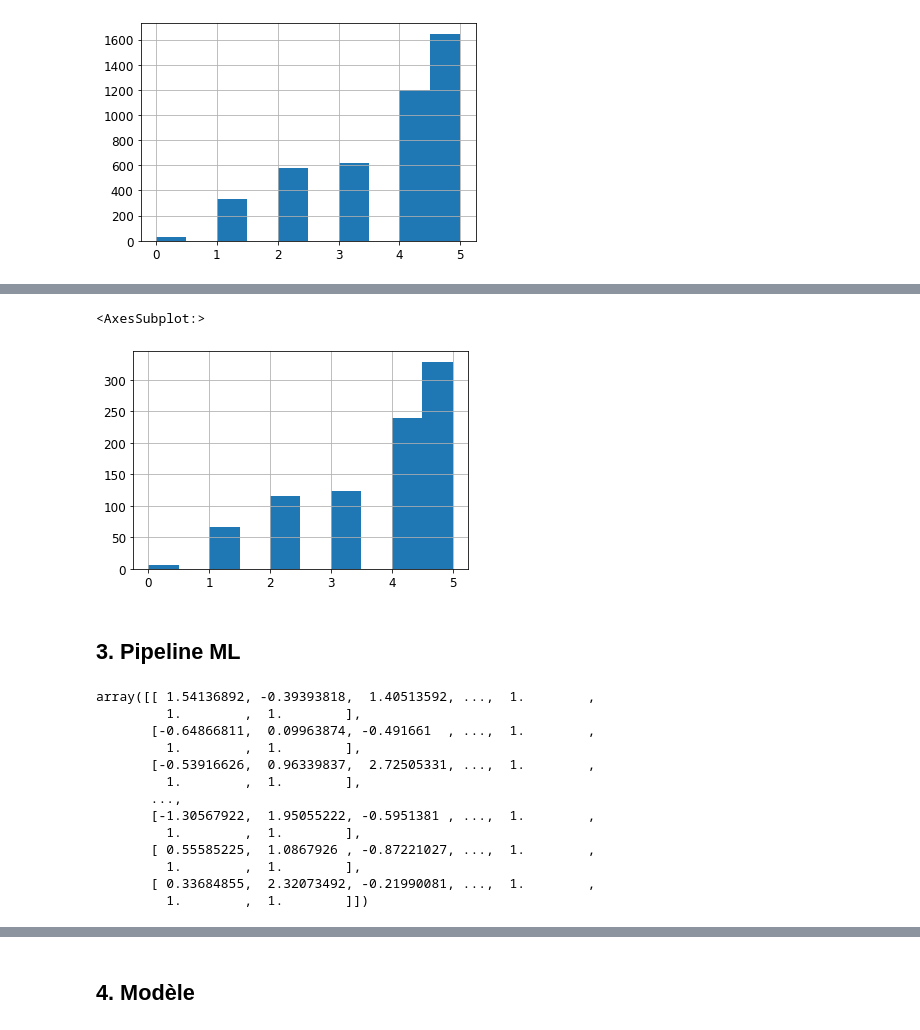
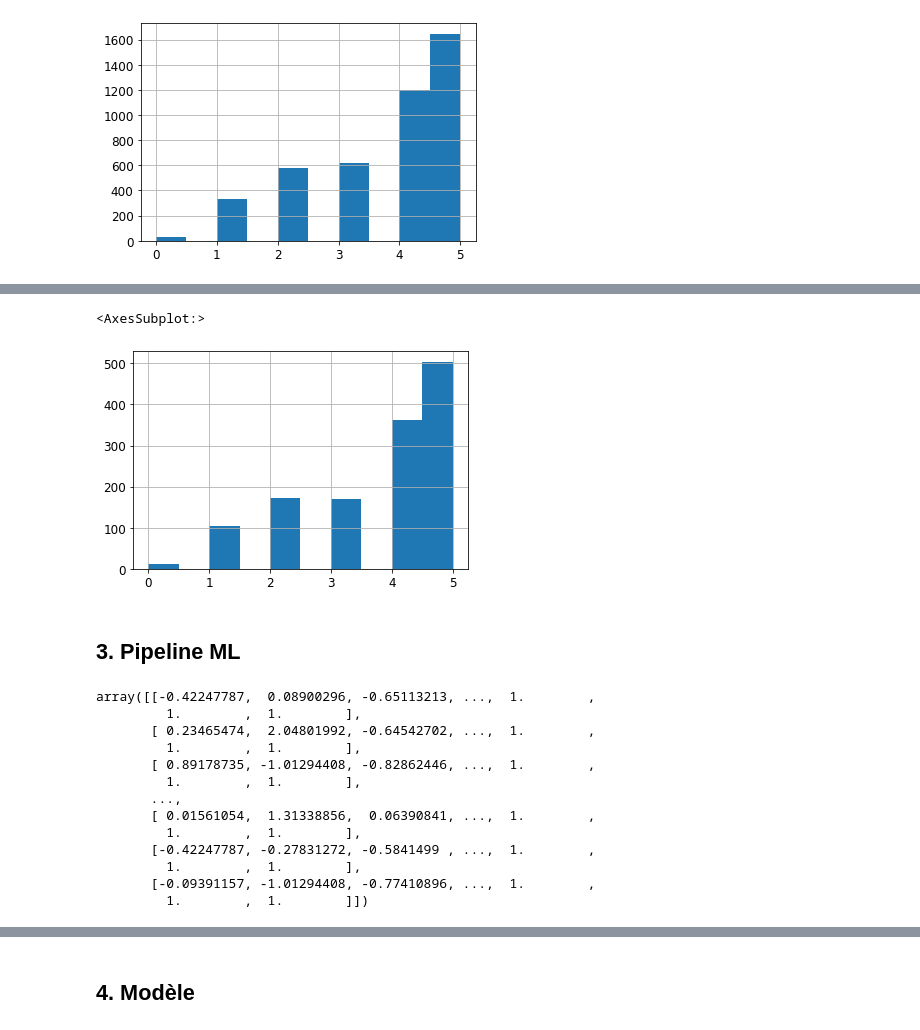
Before and after one commit to VictorMassotte/Projet-IA, a Jupyter notebook: projet-ia.ipynb, the cells around one changed output, grey strips where cells are left out. Cells and saved outputs as stored; diff of their text form; code cells hidden in the pictures.

Commit message:
update train/test

```diff
--- a/projet-ia.ipynb
+++ b/projet-ia.ipynb
@@ -238,7 +238,10 @@ On peut donc constater que l'attrition est liée à de nombreuses variables
 ### C. Echantillonage stratifié
 
 On considère que le nombre d'années d'expérience' est une variable-clef. Nous désirons effectuer un échantillonage où les jeux d'entraînement et de test respectent les proportions de représentation de cette variable. Pour celà, nous commençons par créer une variable `TotalWorkingYears_cat`, pendant catégoriel de la variable numérique `TotalWorkingYears`
+# %%
+X = allData.drop(['Attrition'], axis=1)
+y = allData['Attrition'].copy()
 # %%
-allData["TotalWorkingYears_cat"] = np.ceil(allData["TotalWorkingYears"]/2.5)
-allData["TotalWorkingYears_cat"].where(allData["TotalWorkingYears_cat"] < 5, 5.0, inplace=True) # replace where false
+X["TotalWorkingYears_cat"] = np.ceil(X["TotalWorkingYears"]/2.5)
+X["TotalWorkingYears_cat"].where(X["TotalWorkingYears_cat"] < 5, 5.0, inplace=True) # replace where false
 # %%
@@ -249,9 +252,10 @@ allData["TotalWorkingYears_cat"].hist()
 # %%
 from sklearn.model_selection import StratifiedShuffleSplit
 
-split = StratifiedShuffleSplit(n_splits=1, test_size=0.2, random_state=42)
-for train_index, test_index in split.split(allData, allData["TotalWorkingYears_cat"]):
+
+split = StratifiedShuffleSplit(n_splits=1, test_size=0.3, random_state=42)
+for train_index, test_index in split.split(X, y, X["TotalWorkingYears_cat"]):
     print(train_index, test_index) # 1 seul tour de boucle si n_splits = 1
-    strat_train_set = allData.loc[train_index]
-    strat_test_set = allData.loc[test_index]
+    X_train, X_test = X.loc[train_index], X.loc[test_index]
+    y_train, y_test = y.loc[train_index], y.loc[test_index]
 # %% [output]
@@ -275,6 +263,6 @@ for train_index, test_index in split.split(allData, allData["TotalWorkingYears_c
 # %%
-strat_test_set["TotalWorkingYears_cat"].hist()
+X_test["TotalWorkingYears_cat"].hist()
 # %% [output]
 <AxesSubplot:>
-[figure, old version]
+[figure, new version]
 # %%
@@ -316,21 +304,21 @@ full_pipeline = ColumnTransformer([
     ("cat", OneHotEncoder(), cat_attribs),
 ])
 
-dataSetPipeline = full_pipeline.fit_transform(dataSetMl)
+dataSetPipeline = full_pipeline.fit_transform(data_set_X_Train)
 dataSetPipeline
 # %% [output]
-array([[ 1.54136892, -0.39393818,  1.40513592, ...,  1.        ,
+array([[-0.42247787,  0.08900296, -0.65113213, ...,  1.        ,
          1.        ,  1.        ],
-       [-0.64866811,  0.09963874, -0.491661  , ...,  1.        ,
+       [ 0.23465474,  2.04801992, -0.64542702, ...,  1.        ,
          1.        ,  1.        ],
-       [-0.53916626,  0.96339837,  2.72505331, ...,  1.        ,
+       [ 0.89178735, -1.01294408, -0.82862446, ...,  1.        ,
          1.        ,  1.        ],
        ...,
-       [-1.30567922,  1.95055222, -0.5951381 , ...,  1.        ,
+       [ 0.01561054,  1.31338856,  0.06390841, ...,  1.        ,
          1.        ,  1.        ],
-       [ 0.55585225,  1.0867926 , -0.87221027, ...,  1.        ,
+       [-0.42247787, -0.27831272, -0.5841499 , ...,  1.        ,
          1.        ,  1.        ],
-       [ 0.33684855,  2.32073492, -0.21990081, ...,  1.        ,
+       [-0.09391157, -1.01294408, -0.77410896, ...,  1.        ,
          1.        ,  1.        ]])
 # %%
 dataSetPipeline.shape
```
Also changed, not shown: parts of 5 cells of this notebook.
